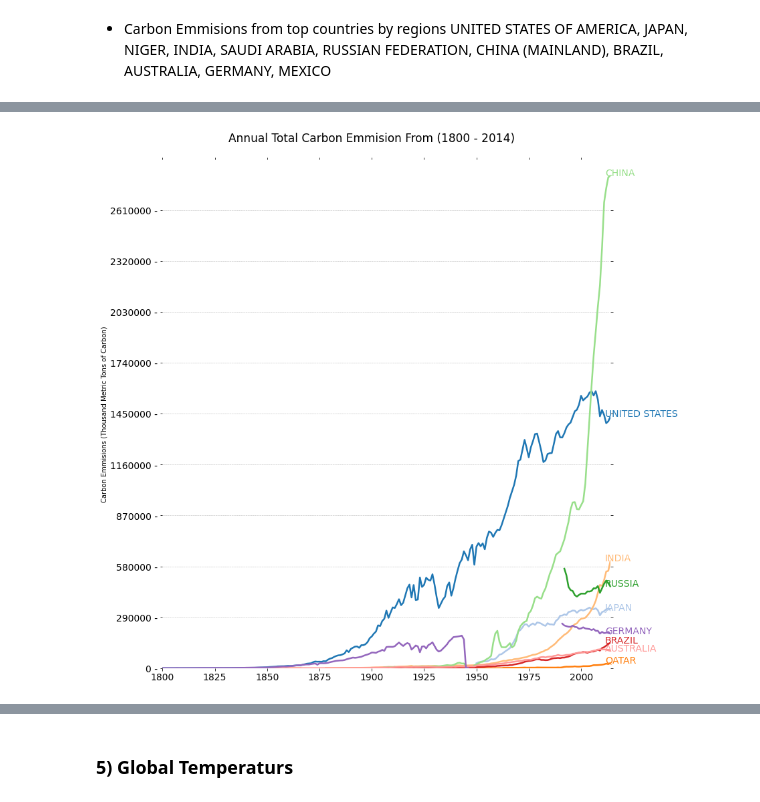
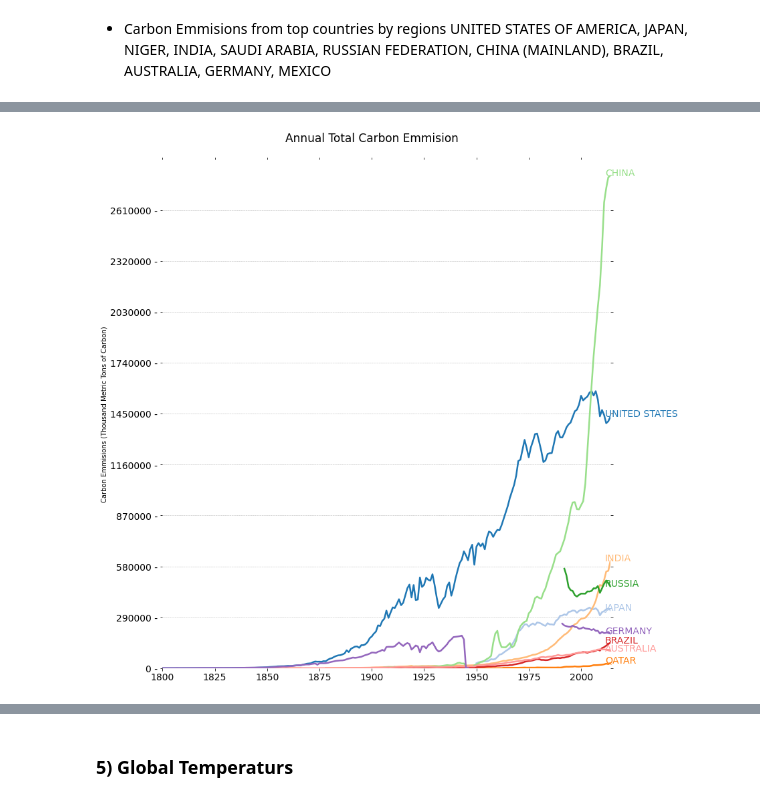
Before and after one commit to John-G-Thomas/Prodjects, a Jupyter notebook: Project_1_Code.ipynb, the cells around one changed output, grey strips where cells are left out. Drawn from its saved outputs; the diff is of its cells as text; code cells hidden in the pictures.

```diff
--- a/Project_1_Code.ipynb
+++ b/Project_1_Code.ipynb
@@ -354,35 +356,35 @@ majors = ['UNITED STATES', 'JAPAN', 'QATAR', 'INDIA', 'RUSSIA', 'CHINA', 'BRAZIL
 for rank, column in enumerate(majors):
 
     plt.plot(Carbon_Emmisions.Year.values,
             Carbon_Emmisions[column.replace("\n", " ")].values,
             lw=2.5, color=tableau20[rank])
     y_pos = Carbon_Emmisions[column.replace("\n", " ")].values[-1] - 0.5
 
     if column == "UNITED STATES":
         y_pos += 0.5
     elif column == "JAPAN":
         y_pos -= 0.5
     elif column == "QATAR":
         y_pos += 0.75
     elif column == "INDIA":
         y_pos -= 0.25
     elif column == "RUSSIA":
         y_pos += 0.25
     elif column == "CHINA":
         y_pos -= 0.75
     elif column == "BRAZIL":
         y_pos += 0.75
     elif column == "AUSTRALIA":
         y_pos -= .55
     elif column == "GERMANY":
         y_pos += 0.75
 # x and title labels
     plt.text(2011.5, y_pos, column, fontsize=14, color=tableau20[rank])
 plt.ylabel('Carbon Emmisions (Thousand Metric Tons of Carbon)')
-plt.text(1900, 3000000, "Annual Total Carbon Emmision From (1800 - 2014)", fontsize=17, ha="center")
+plt.text(1900, 3000000, "Annual Total Carbon Emmision", fontsize=17, ha="center")
 plt.savefig("Carbon_Footprint.png", bbox_inches="tight")
 # %% [output]
-[figure, old version]
+[figure, new version]
 # %%
 from IPython.display import display, Image
 png = 'Carbon_Footprint.png'
```
Also changed, not shown: parts of 11 cells of this notebook.
